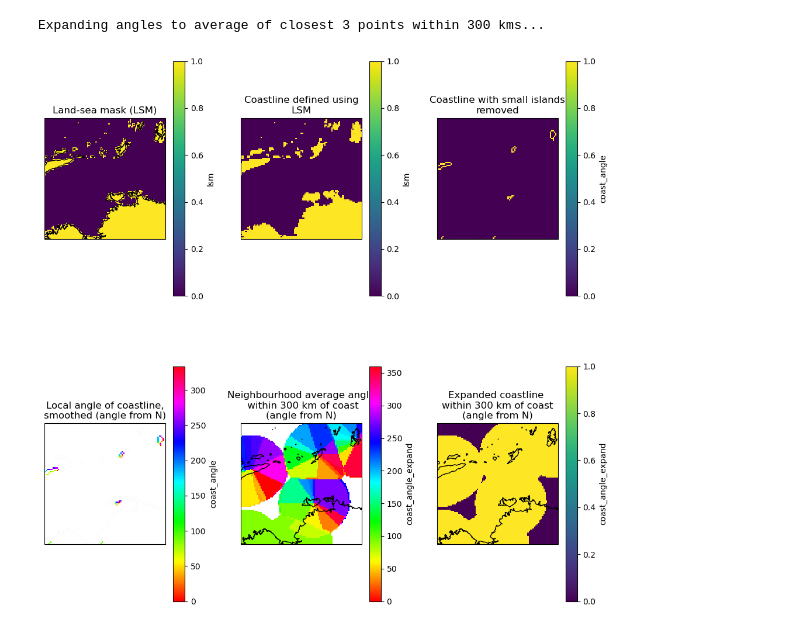
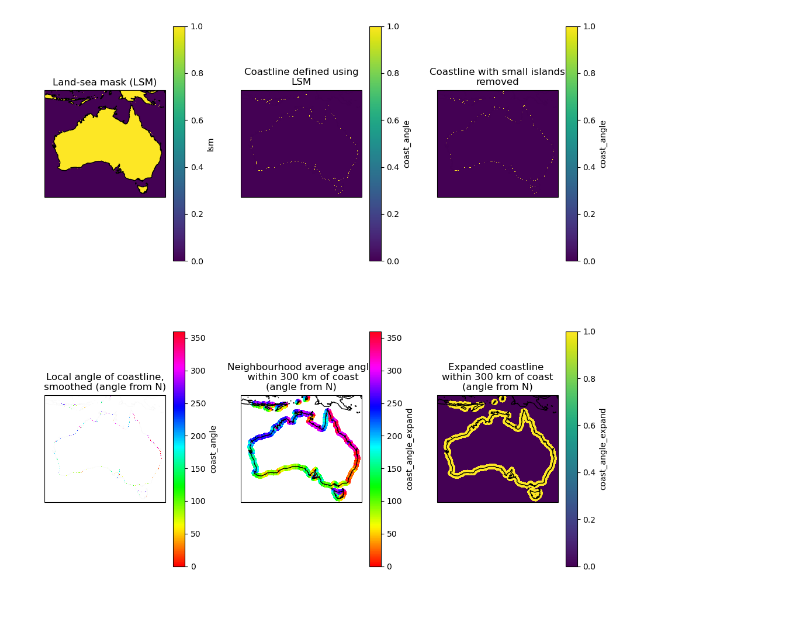
Before and after one commit to andrewbrown31/sea_breeze, a Jupyter notebook: barra_coastline.ipynb, the cells around one changed output. Drawn from its saved outputs; the diff is of its cells as text; code cells hidden in the pictures.

```diff
--- a/barra_coastline.ipynb
+++ b/barra_coastline.ipynb
@@ -23,6 +18,7 @@ client
 # %%
 #lat_slice = slice(-45,-39)
 #lon_slice = slice(142,150)
-lat_slice = slice(-15,-5)
-lon_slice = slice(125,135)
-orog, lsm = load_barra_static("AUS-11",lon_slice,lat_slice)
+#lat_slice = slice(-15,-5)
+#lon_slice = slice(125,135)
+lat_slice = slice(-45,-5)
+lon_slice = slice(110,155)
@@ -28,0 +36,4 @@ orog, lsm = load_barra_static("AUS-11",lon_slice,lat_slice)
+# %%
+orog, lsm = load_barra_static("AUS-11",lon_slice,lat_slice)
+angles = get_coastline_angle_sorting(lsm,N=4,size_thresh=12,erosion_footprint=morphology.disk(4))
+angles_ds = expand_coastline_angles(lsm,angles,R=300,N=6,dx=12)
@@ -71,41 +83,35 @@ plt.subplots_adjust(hspace=0.3,wspace=0.3)
-# %%
-#Get coastline angle using angles between sorted (counter clockwise) points
-angles = get_coastline_angle_sorting(lsm,N=3,size_thresh=10)
-angles_ds = expand_coasline_angles(lsm,angles,R=300,N=3)
-# %% [output]
-Expanding angles to average of closest 3 points within 300 kms...
 # %%
 plt.figure(figsize=[12,12])
 ax=plt.subplot(2,3,1,projection=ccrs.PlateCarree())
 angles_ds.lsm.plot()
 plt.title("Land-sea mask (LSM)")
 ax.coastlines()
 
 ax=plt.subplot(2,3,2,projection=ccrs.PlateCarree())
-angles_ds.lsm.plot()
+(~angles_ds.coast_angle.isnull()).plot()
 plt.title("Coastline defined using\nLSM")
 ax.coastlines(lw=0.01)
 
 ax=plt.subplot(2,3,3,projection=ccrs.PlateCarree())
 (~angles_ds.coast_angle.isnull()).plot()
 plt.title("Coastline with small islands\nremoved")
 ax.coastlines(lw=0.01)
 
 ax=plt.subplot(2,3,4,projection=ccrs.PlateCarree())
-angles_ds.coast_angle.plot(cmap="hsv")
+angles_ds.coast_angle.plot(cmap="hsv",vmin=0,vmax=360)
 plt.title("Local angle of coastline,\nsmoothed (angle from N)")
 ax.coastlines(lw=0.01)
 
 ax=plt.subplot(2,3,5,projection=ccrs.PlateCarree())
 angles_ds.coast_angle_expand.plot(vmin=0,vmax=360,cmap="hsv")
 plt.title("Neighbourhood average angle\n within 300 km of coast\n(angle from N)")
 ax.coastlines()
 
 ax=plt.subplot(2,3,6,projection=ccrs.PlateCarree())
 (~angles_ds.coast_angle_expand.isnull()).plot()
 plt.title("Expanded coastline \nwithin 300 km of coast\n(angle from N)")
 ax.coastlines()
 
 plt.subplots_adjust(hspace=0.3,wspace=0.3)
 # %% [output]
-[figure, old version]
+[figure, new version]
```
Also changed, not shown: parts of 19 cells of this notebook, 2 other files.
